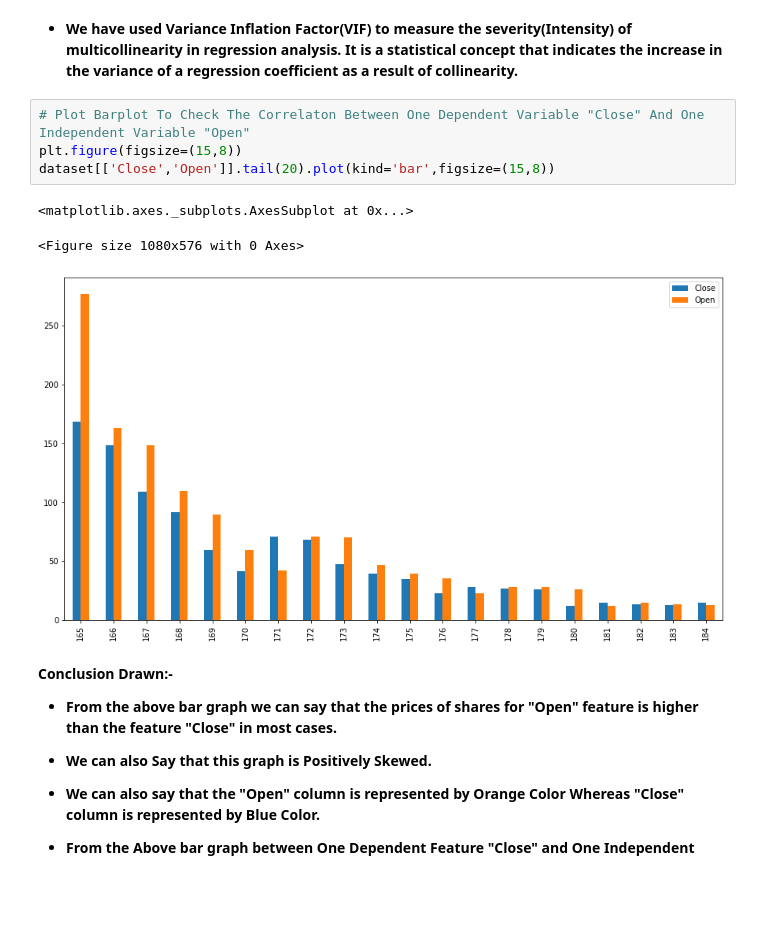
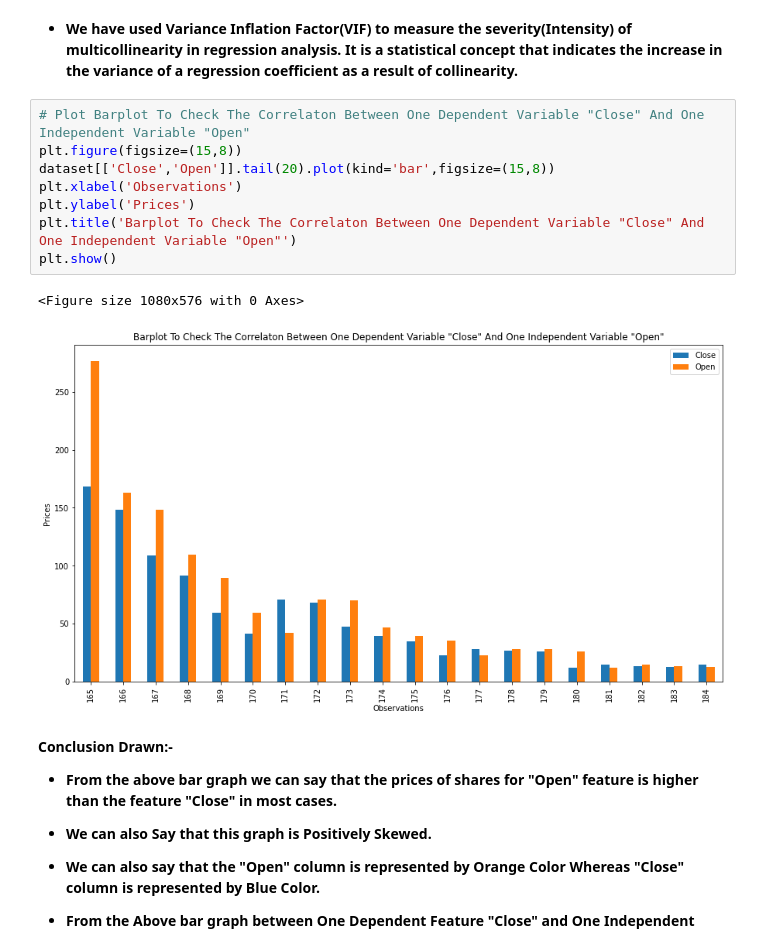
Before and after one commit to Adityasingh3008/YES-BANK-STOCK-CLOSING-PRICE-PREDICTION, a Jupyter notebook: Individual_Notebook_YES_BANK_STOCK_CLOSING_PRICE_PREDICTION_(Capstone_Project_2).ipynb, the cells around one changed output. Saved outputs shown, nothing was run; the diff lists cells and outputs as text; blank space fills up the shorter version.

```diff
--- a/Individual_Notebook_YES_BANK_STOCK_CLOSING_PRICE_PREDICTION_(Capstone_Project_2).ipynb
+++ b/Individual_Notebook_YES_BANK_STOCK_CLOSING_PRICE_PREDICTION_(Capstone_Project_2).ipynb
@@ -500,11 +516,14 @@ cal_vif(dataset[[i for i in dataset.describe().columns if i not in ['Close','Dat
 # %%
 # Plot Barplot To Check The Correlaton Between One Dependent Variable "Close" And One Independent Variable "Open"
 plt.figure(figsize=(15,8))
 dataset[['Close','Open']].tail(20).plot(kind='bar',figsize=(15,8))
+plt.xlabel('Observations')
+plt.ylabel('Prices')
+plt.title('Barplot To Check The Correlaton Between One Dependent Variable "Close" And One Independent Variable "Open"')
+plt.show()
 # %% [output]
-<matplotlib.axes._subplots.AxesSubplot at 0x...>
+<Figure size 1080x576 with 0 Axes>
-<Figure size 1080x576 with 0 Axes>
-[figure, old version]
+[figure, new version]
 # %% [markdown]
 **Conclusion Drawn:-**
 * **From the above bar graph we can say that the prices of shares for "Open" feature is higher than the feature "Close" in most cases.**
```
Also changed, not shown: parts of 18 cells of this notebook.
